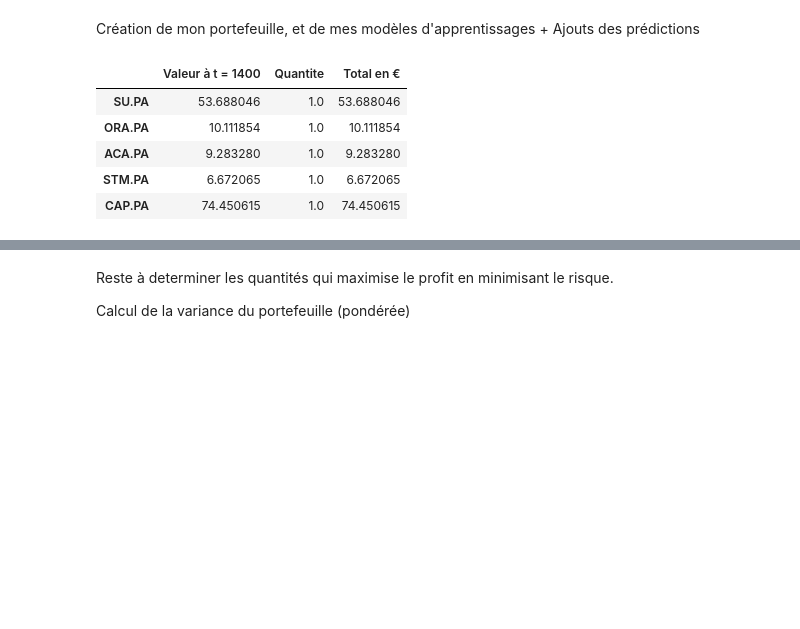
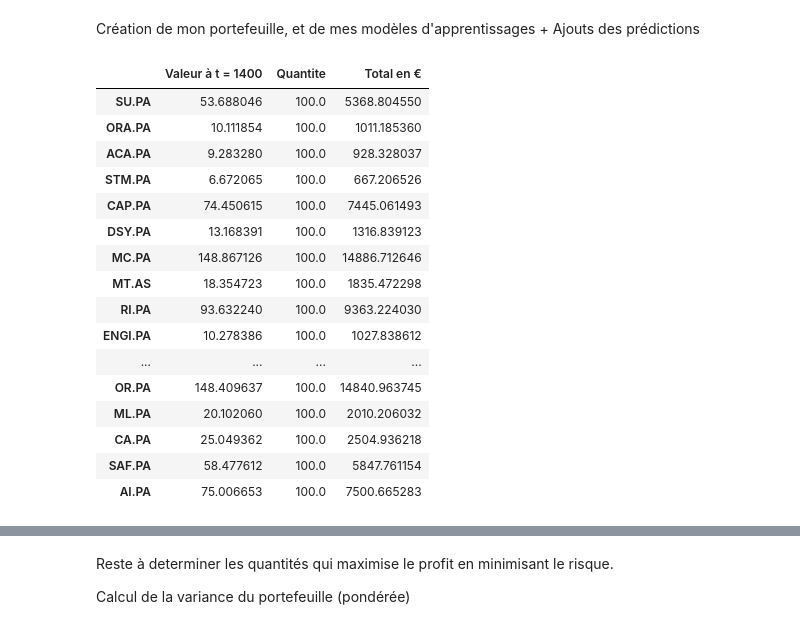
Before and after one commit to MaximeMoreauCerise/pe-lr-cac40, a Jupyter notebook: code/main.ipynb, the cells around one changed output, grey strips where cells are left out. Drawn from its saved outputs; the diff is of its cells as text; code cells hidden in the pictures; blank space fills up the shorter version.

```diff
--- a/code/main.ipynb
+++ b/code/main.ipynb
@@ -147,8 +147,8 @@ class lr_models:
 #Quelles actions on veut dans notre portefeuille d'actions et quelles sont les quantités?
 liste_tags_entreprises = list_tags
 # quantites = [random.randint(1, 10) for _ in range(len(liste_tags_entreprises))]
-quantites = np.ones(len(liste_tags_entreprises))
-buy_order = 1400
+quantites = np.ones(len(liste_tags_entreprises))*100
+buy_order = 1400 # jours d'achat
 time_target = 2800 #Pour quand on souhaite effectuer des prédictions
 #Paramètres de l'apprentissage :
 learning_period = 1400
@@ -158,13 +158,24 @@ Création de mon portefeuille, et de mes modèles d'apprentissages + Ajouts des
 # %%
 portefeuille_maxime = portefeuille(liste_tags_entreprises,quantites, buy_order)
 model = lr_models(portefeuille_maxime, learning_period, learning_rate)
 model.create_models()
-portefeuille_maxime.actions.head()
+portefeuille_maxime.actions.head(len(portefeuille_maxime.actions))
 # portefeuille_maxime.add_predic(time_target,model)
 # %% [output]
 |  | Valeur à t = 1400 | Quantite | Total en € |
-| SU.PA | 53.688046 | 1.0 | 53.688046 |
-| ORA.PA | 10.111854 | 1.0 | 10.111854 |
-| ACA.PA | 9.283280 | 1.0 | 9.283280 |
-| STM.PA | 6.672065 | 1.0 | 6.672065 |
-| CAP.PA | 74.450615 | 1.0 | 74.450615 |
+| SU.PA | 53.688046 | 100.0 | 5368.804550 |
+| ORA.PA | 10.111854 | 100.0 | 1011.185360 |
+| ACA.PA | 9.283280 | 100.0 | 928.328037 |
+| STM.PA | 6.672065 | 100.0 | 667.206526 |
+| CAP.PA | 74.450615 | 100.0 | 7445.061493 |
+| DSY.PA | 13.168391 | 100.0 | 1316.839123 |
+| MC.PA | 148.867126 | 100.0 | 14886.712646 |
+| MT.AS | 18.354723 | 100.0 | 1835.472298 |
+| RI.PA | 93.632240 | 100.0 | 9363.224030 |
+| ENGI.PA | 10.278386 | 100.0 | 1027.838612 |
+| ... | ... | ... | ... |
+| OR.PA | 148.409637 | 100.0 | 14840.963745 |
+| ML.PA | 20.102060 | 100.0 | 2010.206032 |
+| CA.PA | 25.049362 | 100.0 | 2504.936218 |
+| SAF.PA | 58.477612 | 100.0 | 5847.761154 |
+| AI.PA | 75.006653 | 100.0 | 7500.665283 |
```
Also changed, not shown: parts of 9 cells of this notebook, 1 other file.
